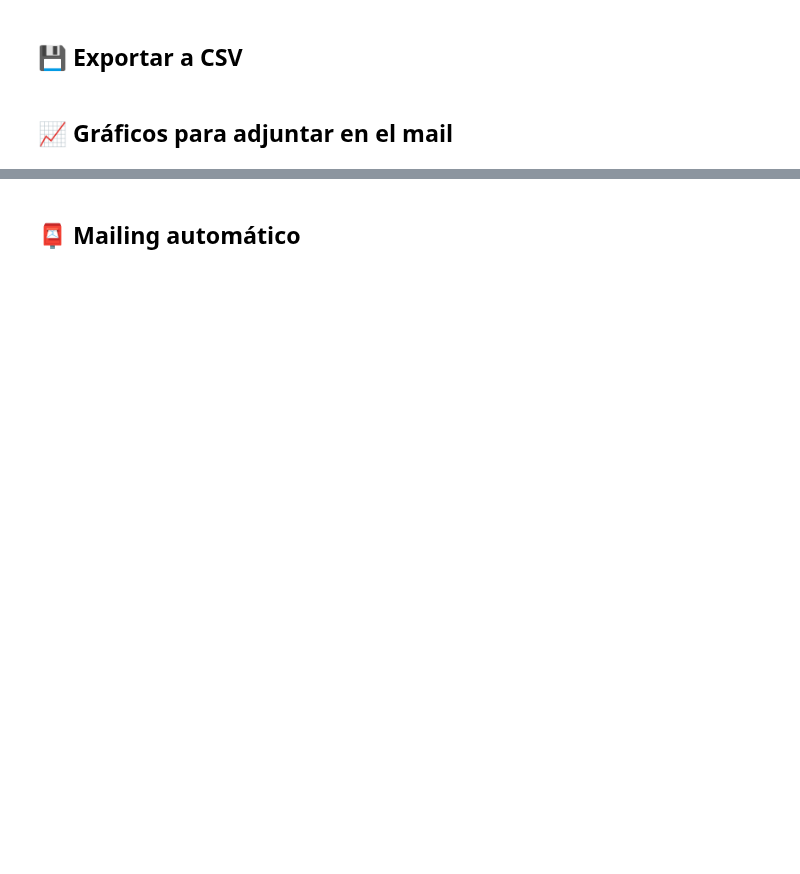
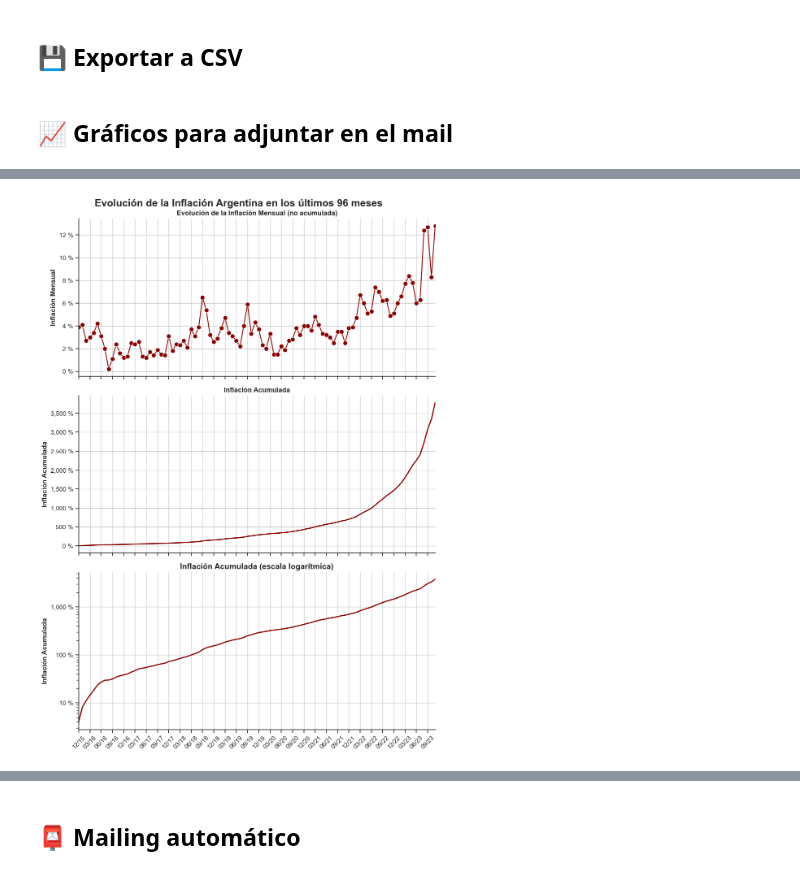
Before and after one commit to mauroemartinez/RPA-exchange-rate-scrapping-automatic-mailing, a Jupyter notebook: RPA_Tipos_de_Cambio_Mailing.ipynb, the cells around one changed output, grey strips where cells are left out. Cells and saved outputs as stored; diff of their text form; code cells hidden in the pictures; blank space fills up the shorter version.

```diff
--- a/RPA_Tipos_de_Cambio_Mailing.ipynb
+++ b/RPA_Tipos_de_Cambio_Mailing.ipynb
@@ -311,12 +358,10 @@ base_url = "https://api.estadisticasbcra.com/"
 token = string_de_tu_token_gratuito
 consulta = "inflacion_mensual_oficial"
 url = base_url + consulta
-
 headers = {"Authorization": f"BEARER {token}"}
 response = requests.get(url, headers=headers).json()
 inflacion_df = pd.json_normalize(response)
 
 inflacion_df.columns = ["Fecha", "Inflación"]
-inflacion_df["Fecha"] = pd.to_datetime(inflacion_df["Fecha"], format="%Y-%m-%d")
-
+inflacion_df["Fecha"] = pd.to_datetime(inflacion_df["Fecha"], format="%Y-%m-%d").dt.strftime("%m/%y")
 inflacion_df
@@ -323,13 +382,17 @@ inflacion_df
 # %%
-#Editamos el formato de las fechas, no tiene sentido tener el último día del mes
-inflacion_df.Fecha = pd.to_datetime(inflacion_df.Fecha).dt.strftime('%m/%y')
-
-#Tomamos sólo los últimos 96 meses (8 años)
-inflacion_df = inflacion_df.tail(96).copy()
-cantidad_filas = inflacion_df.shape[0]
+# Tomamos sólo los últimos 96 meses (8 años)
+meses_ocho_años = 8 * 12
+inflacion_df = inflacion_df.tail(meses_ocho_años).copy()
 
 #A la columna inflación la dividimos por 100 para que sea %, le sumamos 1 para poder multiplicar
 #Le aplicamos cumprod (multiplica acumuladamente) y le restamos el uno que sumamos para cada fila
 #Lo multiplicamos por 100 para que coincida con el formato del eje Y de antes
 inflacion_df["Inflación Agregada"] = ((inflacion_df["Inflación"]/100+1).cumprod()-1)*100
-inflacion_df
+
+# Imprimir tabla con formato en porcentaje
+inflacion_df.style.format(
+    {
+        "Inflación": "{:.2f}%",
+        "Inflación Agregada": "{:.2f}%"
+    }
+)
@@ -537,7 +651,7 @@ plt.savefig(graficos_jpg)
 fig, axes = plt.subplots(3, 1, figsize=(10, 14), sharex=True)
 
 fig.suptitle(
-    f"Evolución de la Inflación Argentina en los últimos {cantidad_filas} meses",
+    f"Evolución de la Inflación Argentina en los últimos {meses_ocho_años} meses",
     fontweight="bold",
     fontsize=18
 )
@@ -554,9 +668,9 @@ sns.lineplot(
 )
 
 # Configurar los ticks del eje X para mostrar cada 3 meses
-axes[0].set_xticks(range(0, cantidad_filas, 3))
+axes[0].set_xticks(range(0, meses_ocho_años, 3))
 axes[0].set_xticklabels(inflacion_df.Fecha[::3], rotation=45)
-axes[0].set_xlim(0, cantidad_filas - 1)
+axes[0].set_xlim(0, meses_ocho_años - 1)
 
 axes[0].set_title(
     "Evolución de la Inflación Mensual (no acumulada)",
@@ -586,9 +700,9 @@ sns.lineplot(
 )
 
 # Configurar los ticks del eje X para mostrar cada 6 meses
-axes[1].set_xticks(range(0, cantidad_filas, 6))
+axes[1].set_xticks(range(0, meses_ocho_años, 6))
 axes[1].set_xticklabels(inflacion_df.Fecha[::6], rotation=45)
-axes[1].set_xlim(0, cantidad_filas - 1)
+axes[1].set_xlim(0, meses_ocho_años - 1)
 
 axes[1].set_title(
     "Inflación Acumulada",
@@ -616,35 +730,37 @@ sns.lineplot(
 ).set_yscale("log")  # Escala logarítmica en el eje Y
 
 # Configurar los ticks del eje X para mostrar cada 3 meses
-axes[2].set_xticks(range(0, cantidad_filas, 3))
+axes[2].set_xticks(range(0, meses_ocho_años, 3))
 axes[2].set_xticklabels(inflacion_df.Fecha[::3], rotation=45)
-axes[2].set_xlim(0, cantidad_filas - 1)
+axes[2].set_xlim(0, meses_ocho_años - 1)
 axes[2].set_xlabel("")
 
 axes[2].set_title(
     "Inflación Acumulada (escala logarítmica)",
     fontweight="bold",
     fontsize=14
 )
 axes[2].set_ylabel(
     "Inflación Acumulada",
     fontweight="bold",
     fontsize=12
 )
 
 axes[2].yaxis.set_major_formatter(FuncFormatter("{:,.0f} %".format))
 axes[2].grid(True)
 sns.despine()
 
 # Ajustar el espaciado entre los gráficos
 plt.tight_layout()
 
 # Guardamos el gráfico como imagen .jpg para enviarla por mail
 fig.tight_layout(pad=1)
 
 inflacion_jpg = "Gráficos Inflación.jpg"
 plt.savefig(inflacion_jpg)
 
 # Mostrar el gráfico
 plt.show()
+# %% [output]
+[figure, added]
 # %%
```
Also changed, not shown: parts of 20 cells of this notebook.
